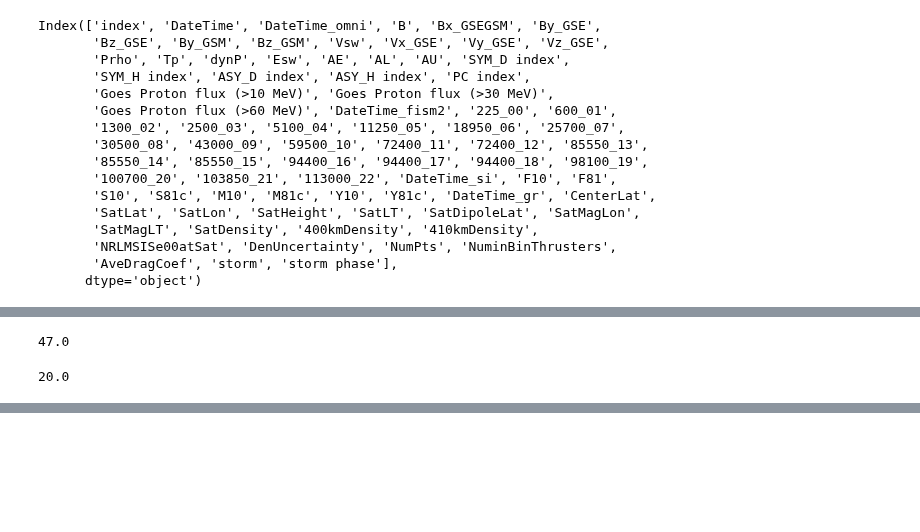
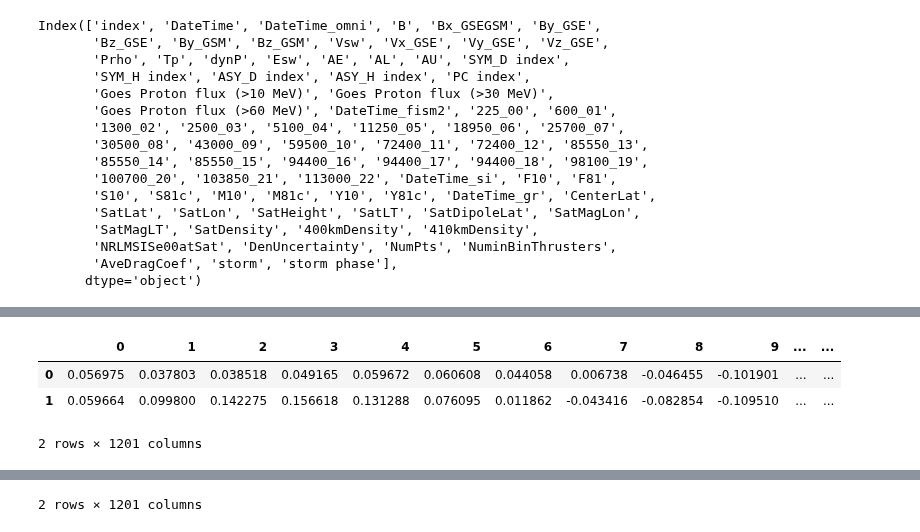
Before and after one commit to kylermurphy/SatDrag, a Jupyter notebook: Notebooks/Drag_AMP.ipynb, the cells around one changed output, grey strips where cells are left out. Drawn from its saved outputs; the diff is of its cells as text; code cells hidden in the pictures; blank space fills up the shorter version.

```diff
--- a/Notebooks/Drag_AMP.ipynb
+++ b/Notebooks/Drag_AMP.ipynb
@@ -43,7 +43,10 @@ data_f=f"D:/data/SatDensities/satdrag_database_grace_{sat}.hdf5"
 
 # ampere file
 # single file to find indexes of closest encounter
-data_amp = "D:/data/AMPERE/ampere.20100607.k060_m08.north.grd.nc"
+data_amp = "E:\\OneDrive\\data\\AMPERE\\ampere.20091002.k060_m08.north.grd.nc"
+
+# ampere database
+db_amp = 'C:/data/ampere_jpar.hdf5'
 # %%
 sat_df = pd.read_hdf(data_f)
 # %%
@@ -140,7 +127,11 @@ sat_sm
-# %%
-x =1046
-amp_colat[x]
-amp_mlt[x]
-# %% [output]
-47.0
-20.0
+# %%
+# read in the AMPERE J data
+amp_j = pd.read_hdf(db_amp)
+# %%
+amp_j.head(2)
+amp_j.tail(2)
+# %% [output]
+|  | 0 | 1 | 2 | 3 | 4 | 5 | 6 | 7 | 8 | 9 | ... | ... |
+| 0 | 0.056975 | 0.037803 | 0.038518 | 0.049165 | 0.059672 | 0.060608 | 0.044058 | 0.006738 | -0.046455 | -0.101901 | ... | ... |
+| 1 | 0.059664 | 0.099800 | 0.142275 | 0.156618 | 0.131288 | 0.076095 | 0.011862 | -0.043416 | -0.082854 | -0.109510 | ... | ... |
+2 rows × 1201 columns
@@ -146,0 +141 @@ amp_mlt[x]
+2 rows × 1201 columns
```
Also changed, not shown: parts of 20 cells of this notebook, 1 other file.
